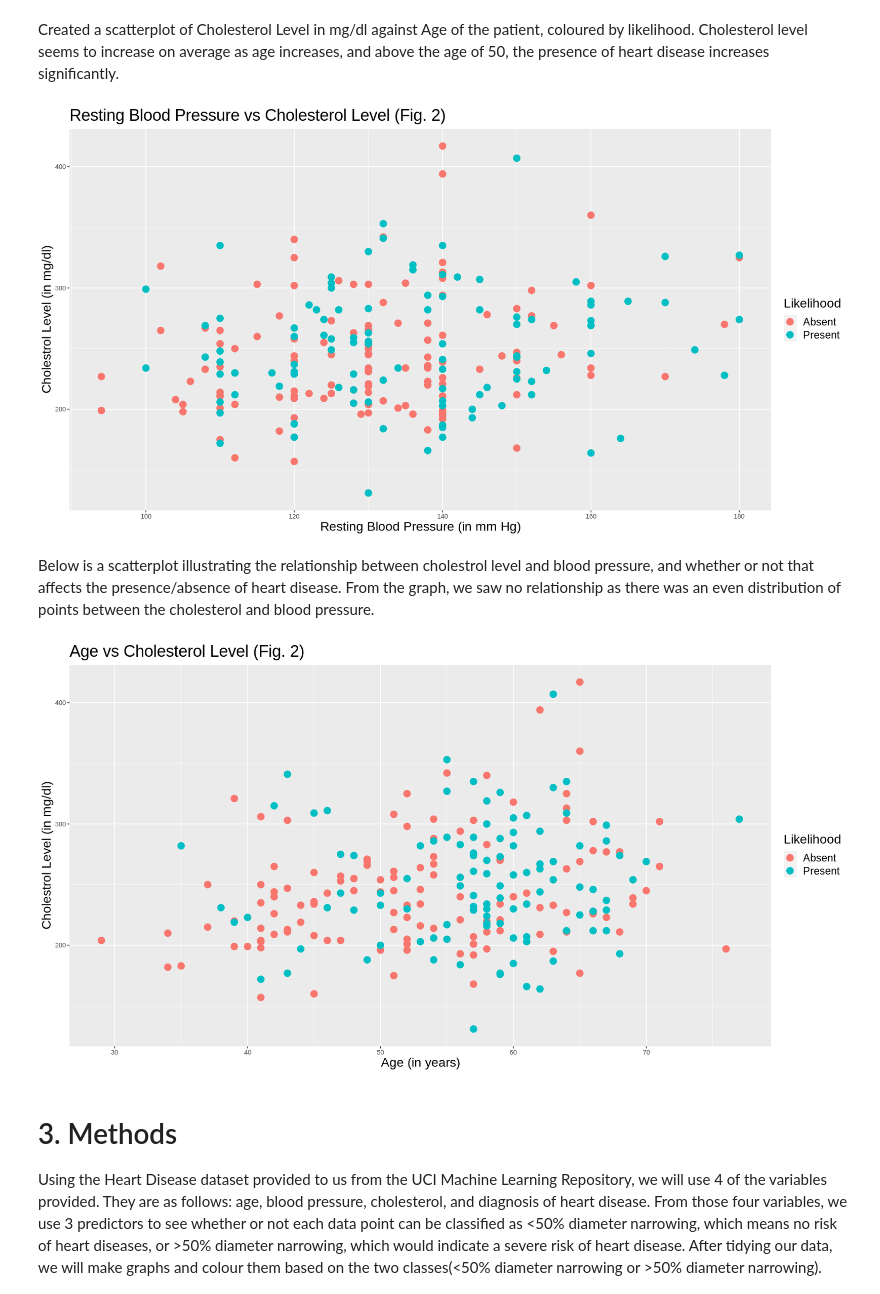
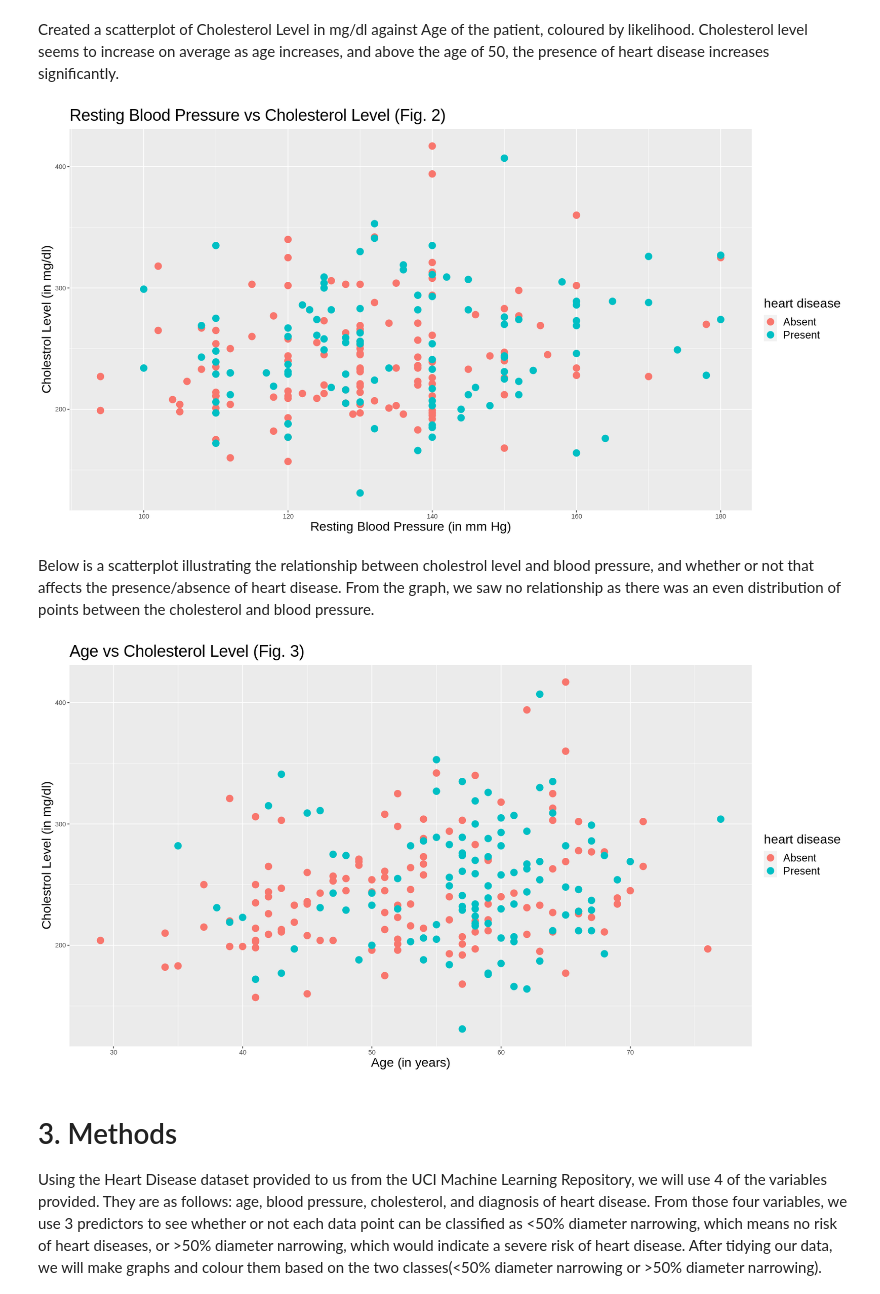
Before and after one commit to VivaanWadhwa/Heart_Disease_Prediction, a Jupyter notebook: Project_Report.ipynb, the cells around one changed output. Saved outputs shown, nothing was run; the diff lists cells and outputs as text; code cells hidden in the pictures.

Commit message:
updated proposal from ta feedback
fixed question, used head(), renamed likelihood to blood.pressure, combined table 2 and 3

```diff
--- a/Project_Report.ipynb
+++ b/Project_Report.ipynb
@@ -28,10 +46,10 @@ tidy_data <- raw_data |>
                     rename("age" = "age",
                            "resting.blood.pressure" = "trestbps" ,
                            "cholesterol" = "chol",
-                           "likelihood" = "num") |>
-                    mutate(likelihood = case_when(likelihood == 0 ~ "Absent",
-                                                  likelihood != 0 ~ "Present")) |>
-                    mutate(likelihood = as.factor(likelihood))
+                           "heart.disease" = "num") |>
+                    mutate(heart.disease = case_when(heart.disease == 0 ~ "Absent",
+                                                  heart.disease != 0 ~ "Present")) |>
+                    mutate(heart.disease = as.factor(heart.disease))
 head(tidy_data)
 # %% [output]
 Rows: 303 Columns: 14
@@ -67,7 +75,7 @@ We set the seed so that all the code below is reproducible. The data is then spl
 set.seed(1) ## DO NOT CHANGE
 
 ## splitting into training and testing data
-data_split <- initial_split(tidy_data, prop = 0.75, strata = likelihood)
+data_split <- initial_split(tidy_data, prop = 0.75, strata = heart.disease)
 data_train <- training(data_split)
 data_test <- testing(data_split)
 # %% [markdown]
@@ -147,11 +140,11 @@ Created a scatterplot of Cholesterol Level in mg/dl against Age of the patient,
 ##blood pressure vs Cholestrol Level, coloured by likelihood
 
 bp_v_chol_plot <- data_train |>
-                ggplot(aes(x = resting.blood.pressure, y = cholesterol, color = likelihood)) +
+                ggplot(aes(x = resting.blood.pressure, y = cholesterol, color = heart.disease)) +
                 geom_point(size = 4) +
                 xlab("Resting Blood Pressure (in mm Hg)") +
                 ylab("Cholestrol Level (in mg/dl)") +
-                labs(color = "Likelihood") +
+                labs(color = "heart disease") +
                 ggtitle("Resting Blood Pressure vs Cholesterol Level (Fig. 2)") +
                 theme(plot.title = element_text(size=22),
                      axis.title = element_text(size=17),
@@ -160,27 +153,27 @@ bp_v_chol_plot <- data_train |>
 
 bp_v_chol_plot
 # %% [output]
-[figure, old version]
+[figure, new version]
 # %% [markdown]
 Below is a scatterplot illustrating the relationship between cholestrol level and blood pressure, and whether or not that affects the presence/absence of heart disease. From the graph, we saw no relationship as there was an even distribution of points between the cholesterol and blood pressure.
 # %%
 ##Age vs Cholestrol Level, coloured by likelihood
 
 age_v_chol_plot <- data_train |>
-                ggplot(aes(x = age, y = cholesterol, color = likelihood)) +
+                ggplot(aes(x = age, y = cholesterol, color = heart.disease)) +
                 geom_point(size = 4) +
                 xlab("Age (in years)") +
                 ylab("Cholestrol Level (in mg/dl)") +
-                labs(color = "Likelihood") +
-                ggtitle("Age vs Cholesterol Level (Fig. 2)") +
+                labs(color = "heart disease") +
+                ggtitle("Age vs Cholesterol Level (Fig. 3)") +
                 theme(plot.title = element_text(size=22),
                      axis.title = element_text(size=17),
                      legend.title = element_text(size = 17),
                      legend.text = element_text(size = 14))
 
 age_v_chol_plot
 # %% [output]
-[figure, old version]
+[figure, new version]
 # %% [markdown]
 # 3. Methods
 
```
Also changed, not shown: parts of 9 cells of this notebook.
